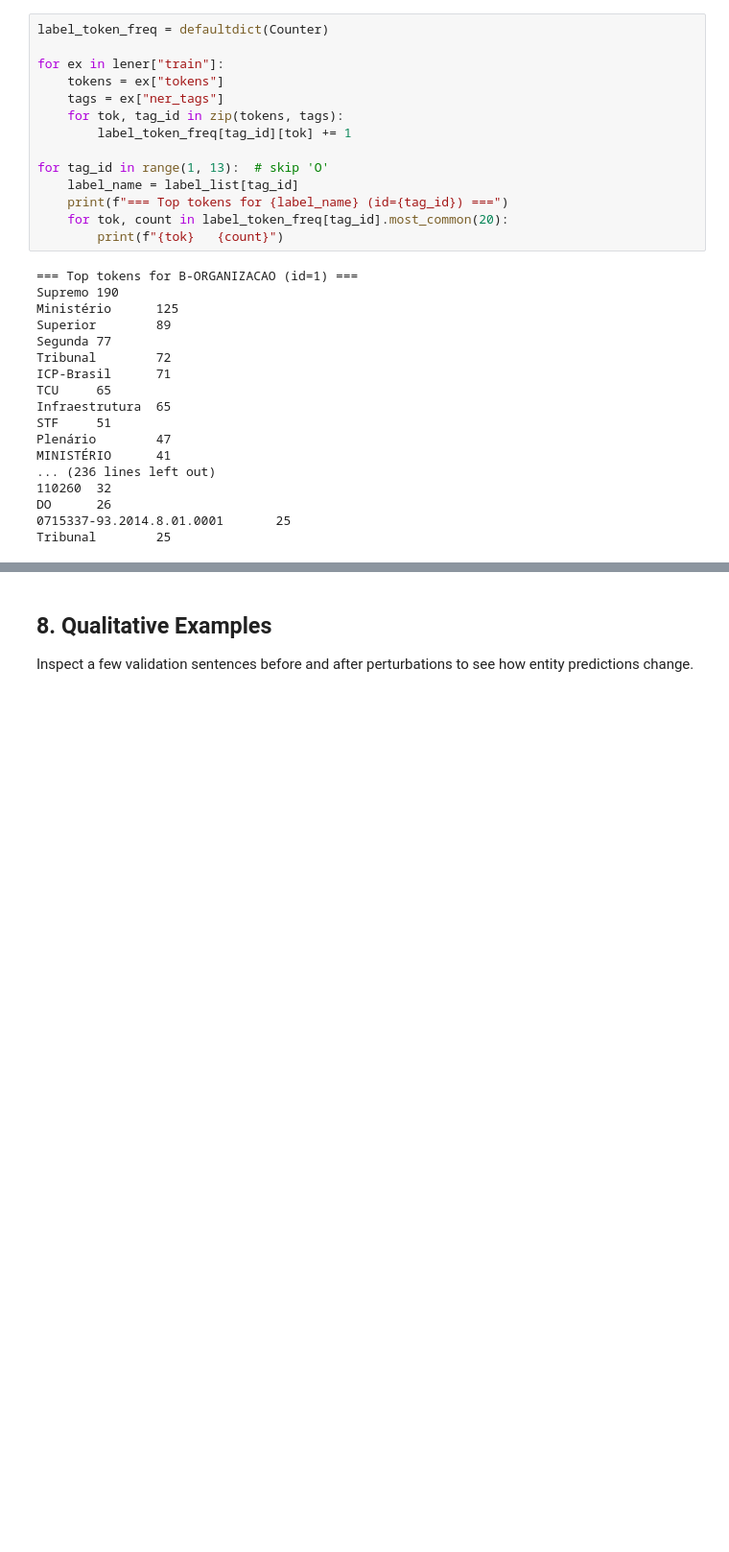
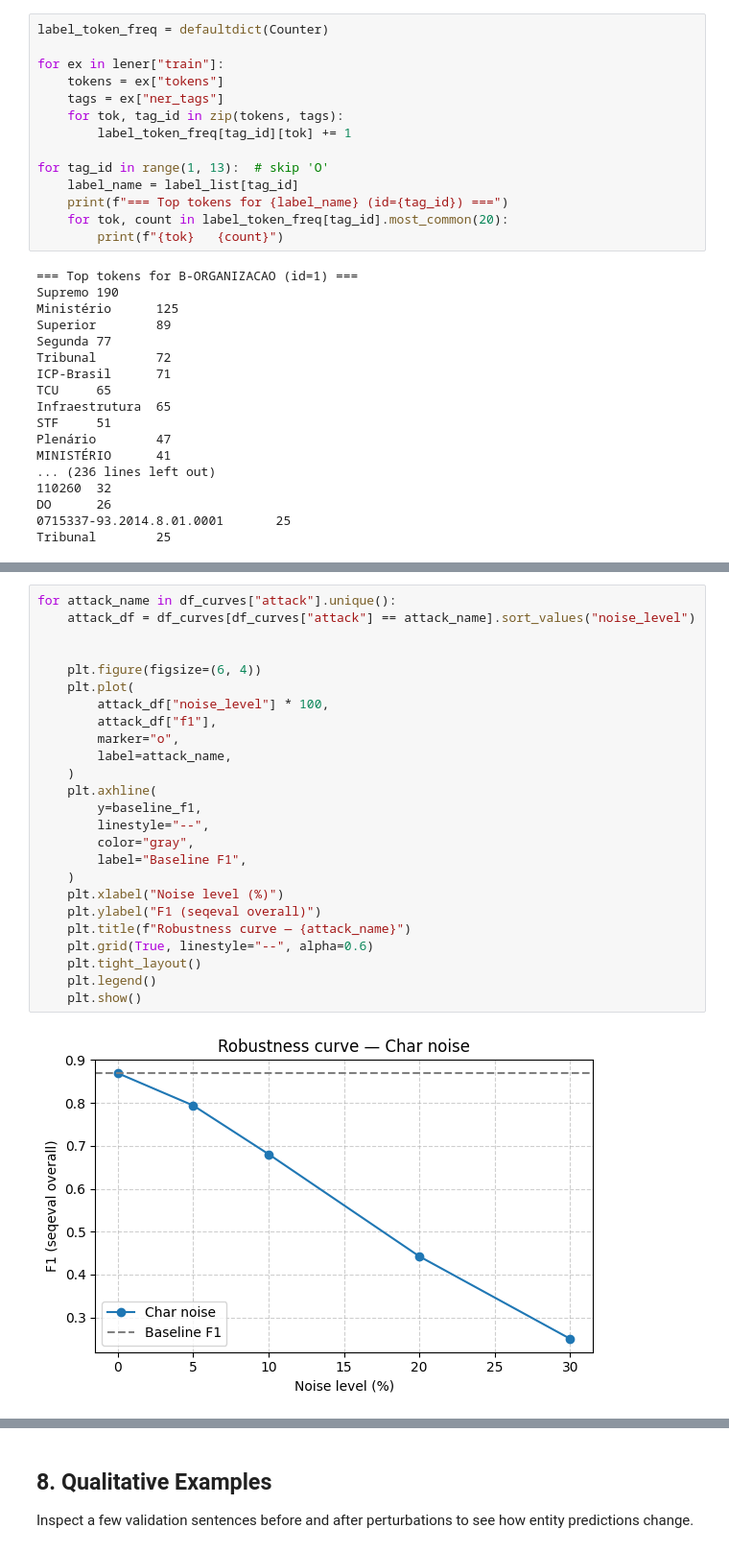
Before and after one commit to DiogoNogueiraLima/ner_smalllm_project, a Jupyter notebook: notebooks/02_robustness_analysis.ipynb, the cells around one changed output, grey strips where cells are left out. Shown at 96% size. Saved outputs shown, nothing was run; the diff lists cells and outputs as text; blank space fills up the shorter version.

Commit message:
update plots robustness analysis

```diff
--- a/notebooks/02_robustness_analysis.ipynb
+++ b/notebooks/02_robustness_analysis.ipynb
@@ -316,0 +514,27 @@ plt.show()
+# %%
+for attack_name in df_curves["attack"].unique():
+    attack_df = df_curves[df_curves["attack"] == attack_name].sort_values("noise_level")
+
+
+    plt.figure(figsize=(6, 4))
+    plt.plot(
+        attack_df["noise_level"] * 100,
+        attack_df["f1"],
+        marker="o",
+        label=attack_name,
+    )
+    plt.axhline(
+        y=baseline_f1,
+        linestyle="--",
+        color="gray",
+        label="Baseline F1",
+    )
+    plt.xlabel("Noise level (%)")
+    plt.ylabel("F1 (seqeval overall)")
+    plt.title(f"Robustness curve — {attack_name}")
+    plt.grid(True, linestyle="--", alpha=0.6)
+    plt.tight_layout()
+    plt.legend()
+    plt.show()
+# %% [output]
+[figure, added]
```
Also changed, not shown: parts of 10 cells of this notebook.
